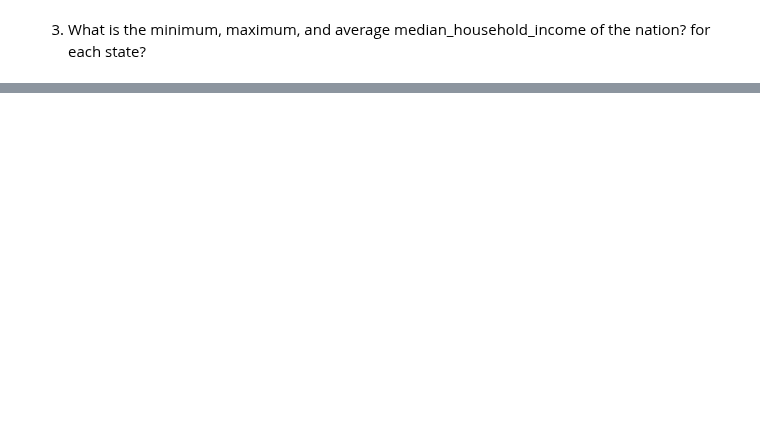
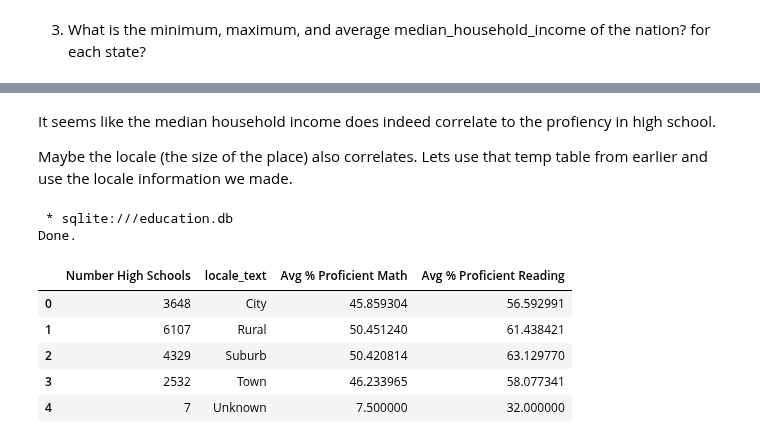
Before and after one commit to LucasCroslyn/CodingProblems, a Jupyter notebook: CodeAcademy/Data Science SQL Projects/DSIP #3 Education Database/Queries.ipynb, the cells around one changed output, grey strips where cells are left out. Cells and saved outputs as stored; diff of their text form; code cells hidden in the pictures; blank space fills up the shorter version.

Commit message:
Q4 Work Done

```diff
--- a/CodeAcademy/Data Science SQL Projects/DSIP #3 Education Database/Queries.ipynb
+++ b/CodeAcademy/Data Science SQL Projects/DSIP #3 Education Database/Queries.ipynb
@@ -385,0 +412,19 @@ Done.
+# %% [markdown]
+It seems like the median household income does indeed correlate to the profiency in high school.
+
+Maybe the locale (the size of the place) also correlates. Lets use that temp table from earlier and use the locale information we made.
+# %%
+%%sql
+SELECT COUNT(*) AS 'Number High Schools', temp_locale.locale_text, AVG(highschool.pct_proficient_math) AS 'Avg % Proficient Math', AVG(highschool.pct_proficient_reading) AS 'Avg % Proficient Reading'
+FROM temp_locale
+JOIN highschool ON temp_locale.school_id = highschool.school_id
+GROUP BY temp_locale.locale_text;
+# %% [output]
+ * sqlite:///education.db
+Done.
+|  | Number High Schools | locale_text | Avg % Proficient Math | Avg % Proficient Reading |
+| 0 | 3648 | City | 45.859304 | 56.592991 |
+| 1 | 6107 | Rural | 50.451240 | 61.438421 |
+| 2 | 4329 | Suburb | 50.420814 | 63.129770 |
+| 3 | 2532 | Town | 46.233965 | 58.077341 |
+| 4 | 7 | Unknown | 7.500000 | 32.000000 |
```
Also changed, not shown: parts of 15 cells of this notebook.
